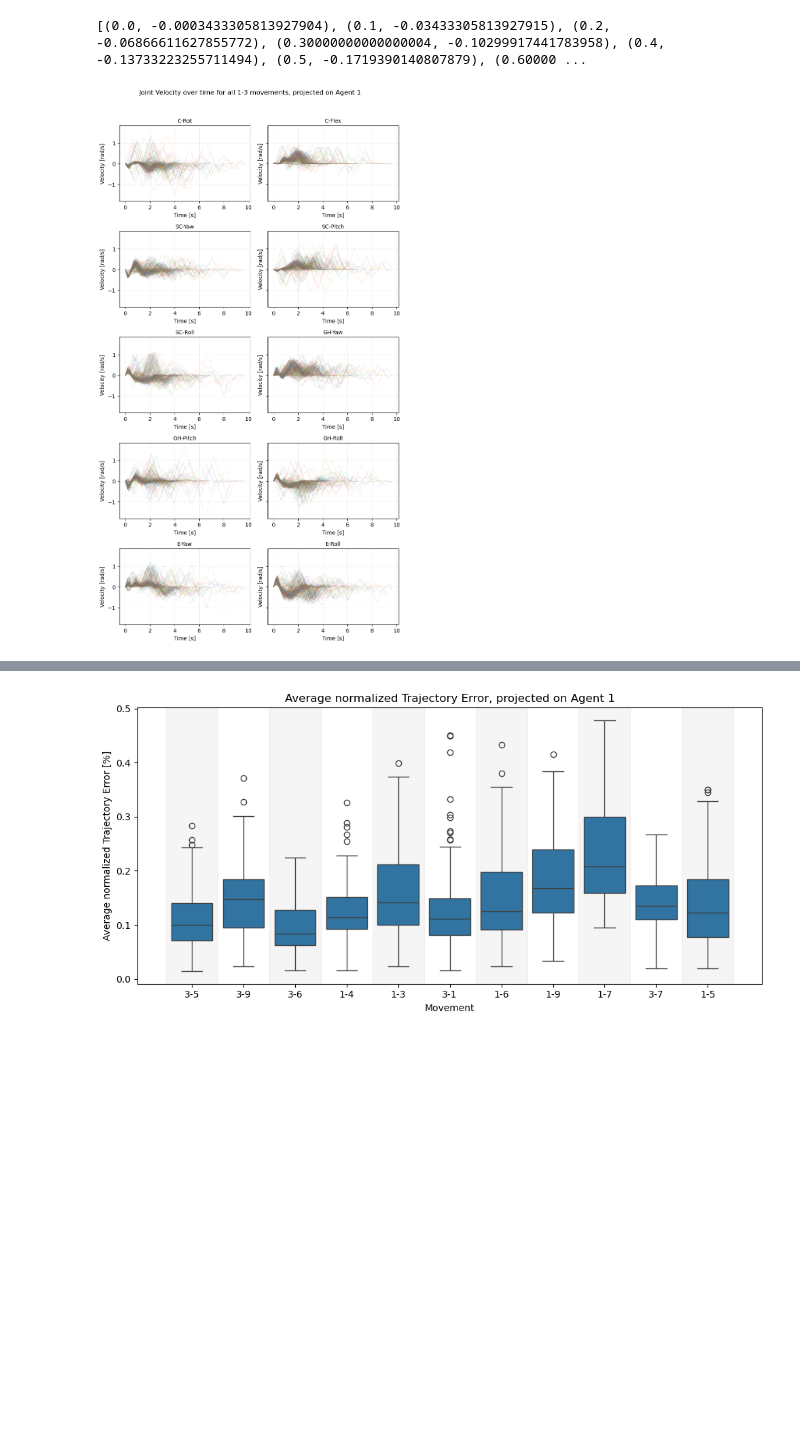
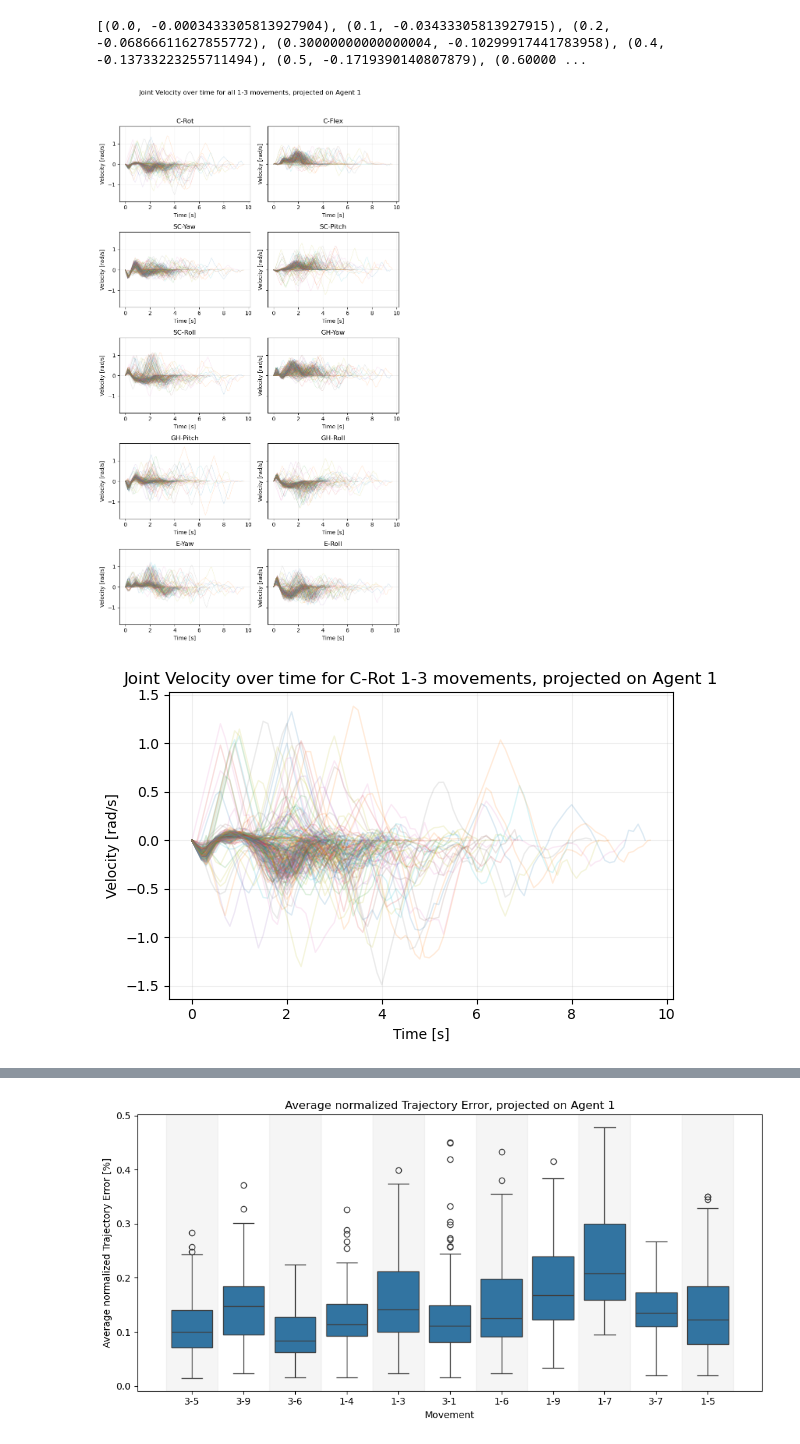
Before and after one commit to bj1110/Masterarbeit, a Jupyter notebook: eval/benchmark_eval.ipynb, the cells around one changed output, grey strips where cells are left out. Cells and saved outputs as stored; diff of their text form; code cells hidden in the pictures; blank space fills up the shorter version.

```diff
--- a/eval/benchmark_eval.ipynb
+++ b/eval/benchmark_eval.ipynb
@@ -366,6 +366,14 @@ sns.heatmap(
 
 plt.title("Uncertainty of Joint Contribution (STD across runs), projected on Agent 1")
 plt.show()
+
+subset = df[df["converged"]]
+
+print(subset.shape)
+print(subset[["projected_movement", "Angle"]].head())
+print(subset["projected_movement"].unique())
+print(subset["Angle"].dtype)
+print(subset["Angle"].isna().sum())
 # %% [output]
 [figure]
 [figure]
@@ -778,26 +868,11 @@ print(list(zip(t, v)))
 [figure]
 [(0.0, -0.0003433305813927904), (0.1, -0.03433305813927915), (0.2, -0.06866611627855772), (0.30000000000000004, -0.10299917441783958), (0.4, -0.13733223255711494), (0.5, -0.1719390140807879), (0.60000 ...
 # %%
-
-joint_list = joint_order
-
-fig, axes = plt.subplots(
-    nrows=5,
-    ncols=2,
-    figsize=(8, 14),
-    sharex=False,
-    sharey=True
-)
-
-axes = axes.flatten()
-
-for ax, joint in zip(axes, joint_list):
+def plot_joint_velocity(ax, joint, movements_to_plot):
 
     vel_key = f"{joint}_vel"
 
-    adj_movements = ["1-3"]
-
-    for movement in adj_movements:
+    for movement in movements_to_plot:
 
         subset = df[
             (df["converged"]) &
@@ -809,40 +884,76 @@ for ax, joint in zip(axes, joint_list):
 
         for _, row in subset.iterrows():
 
-            t = row.get("trajectory_time", None)
-            v = row.get(vel_key, None)
+            t = row.get("trajectory_time")
+            v = row.get(vel_key)
 
             if t is None or v is None:
                 continue
 
             t = np.asarray(t)
             v = np.asarray(v)
 
             if len(t) != len(v):
                 continue
 
             mask = ~np.isnan(t)
             t = t[mask]
             v = v[mask]
 
             if len(t) < 2:
                 continue
 
             ax.plot(
                 t,
                 v,
                 alpha=0.15,
-                linewidth=1,
-                label=movement
+                linewidth=1
             )
 
-    ax.set_title(joint_labels.get(joint, joint), fontsize=10)
+    ax.set_title(joint_labels.get(joint, joint))
     ax.set_xlabel("Time [s]")
     ax.set_ylabel("Velocity [rad/s]")
     ax.grid(True, alpha=0.2)
 
-fig.suptitle("Joint Velocity over time for all 1-3 movements, projected on Agent 1", y=1.02)
+fig, axes = plt.subplots(
+    nrows=5,
+    ncols=2,
+    figsize=(8, 14),
+    sharex=False,
+    sharey=True
+)
+
+axes = axes.flatten()
+
+for ax, joint in zip(axes, joint_order):
+    plot_joint_velocity(ax, joint, ["1-3"])
+
+# hide unused axes if fewer than 10 joints
+for ax in axes[len(joint_order):]:
+    ax.set_visible(False)
+
+fig.suptitle(
+    "Joint Velocity over time for all 1-3 movements, projected on Agent 1",
+    y=1.02
+)
+
 plt.tight_layout()
 plt.show()
+
+
+for joint in joint_order:
+
+    fig, ax = plt.subplots(figsize=(6, 4))
+
+    plot_joint_velocity(ax, joint, ["1-3"])
+
+    title = "Joint Velocity over time for " + joint_labels.get(joint, joint) + " 1-3 movements, projected on Agent 1"
+    plt.title(title)
+
+    plt.tight_layout()
+
+
+    plt.show()
 # %% [output]
-[figure, old version]
+[figure, new version]
+[figure, added]
```
Also changed, not shown: parts of 5 cells of this notebook, 3 other files.
